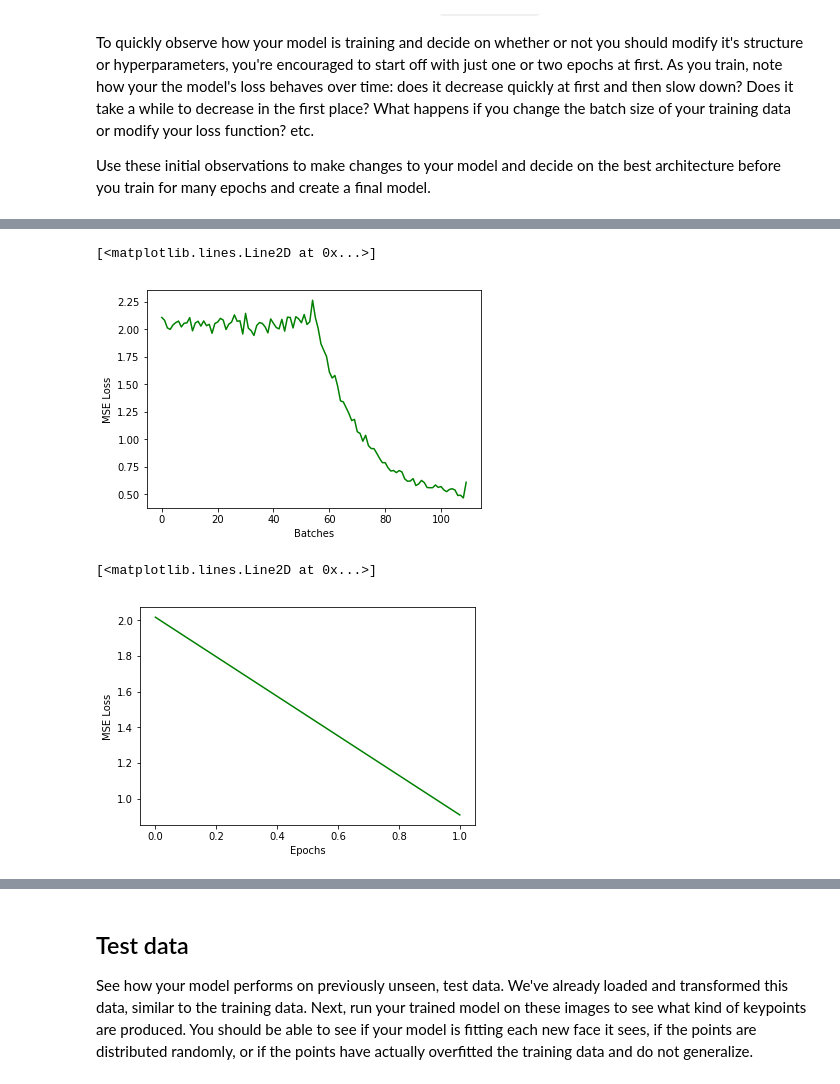
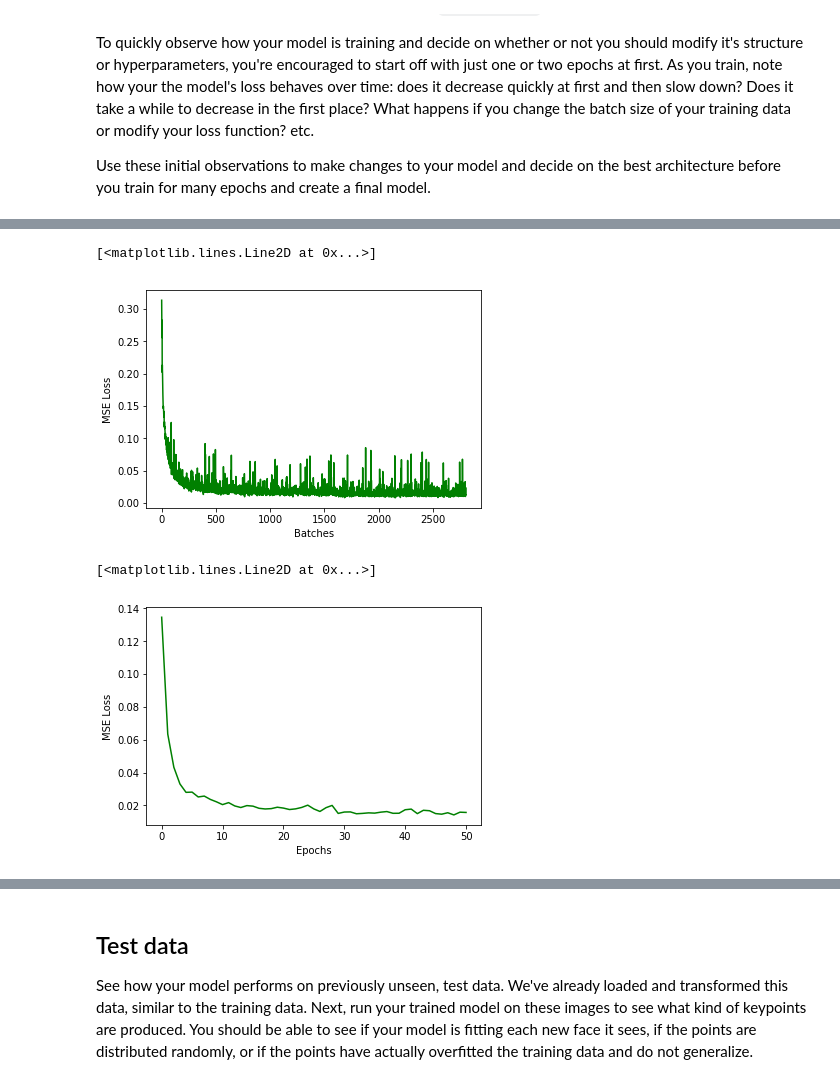
Before and after one commit to jeff-daniels/Udacity-CVND, a Jupyter notebook: Project 1: Facial Keypoint Detection/2. Define the Network Architecture.ipynb, the cells around one changed output, grey strips where cells are left out. Cells and saved outputs as stored; diff of their text form; code cells hidden in the pictures.

```diff
--- a/Project 1: Facial Keypoint Detection/2. Define the Network Architecture.ipynb
+++ b/Project 1: Facial Keypoint Detection/2. Define the Network Architecture.ipynb
@@ -498,17 +504,17 @@ Finished Training
 # %%
 model = NaimishNet()
-model, batch_losses, epoch_losses = load_checkpoint(model, 'saved_models/NaimishNet-2.tar')
+net, batch_losses, epoch_losses = load_checkpoint(model, 'saved_models/NaimishNet-51.tar')
 
 plt.xlabel("Batches")
 plt.ylabel("MSE Loss")
 plt.plot(batch_losses, "g-")
 # %% [output]
 [<matplotlib.lines.Line2D at 0x...>]
-[figure, old version]
+[figure, new version]
 # %%
 plt.xlabel("Epochs")
 plt.ylabel("MSE Loss")
 plt.plot(epoch_losses, "g-")
 # %% [output]
 [<matplotlib.lines.Line2D at 0x...>]
-[figure, old version]
+[figure, new version]
```
Also changed, not shown: parts of 18 cells of this notebook, 2 other files.
